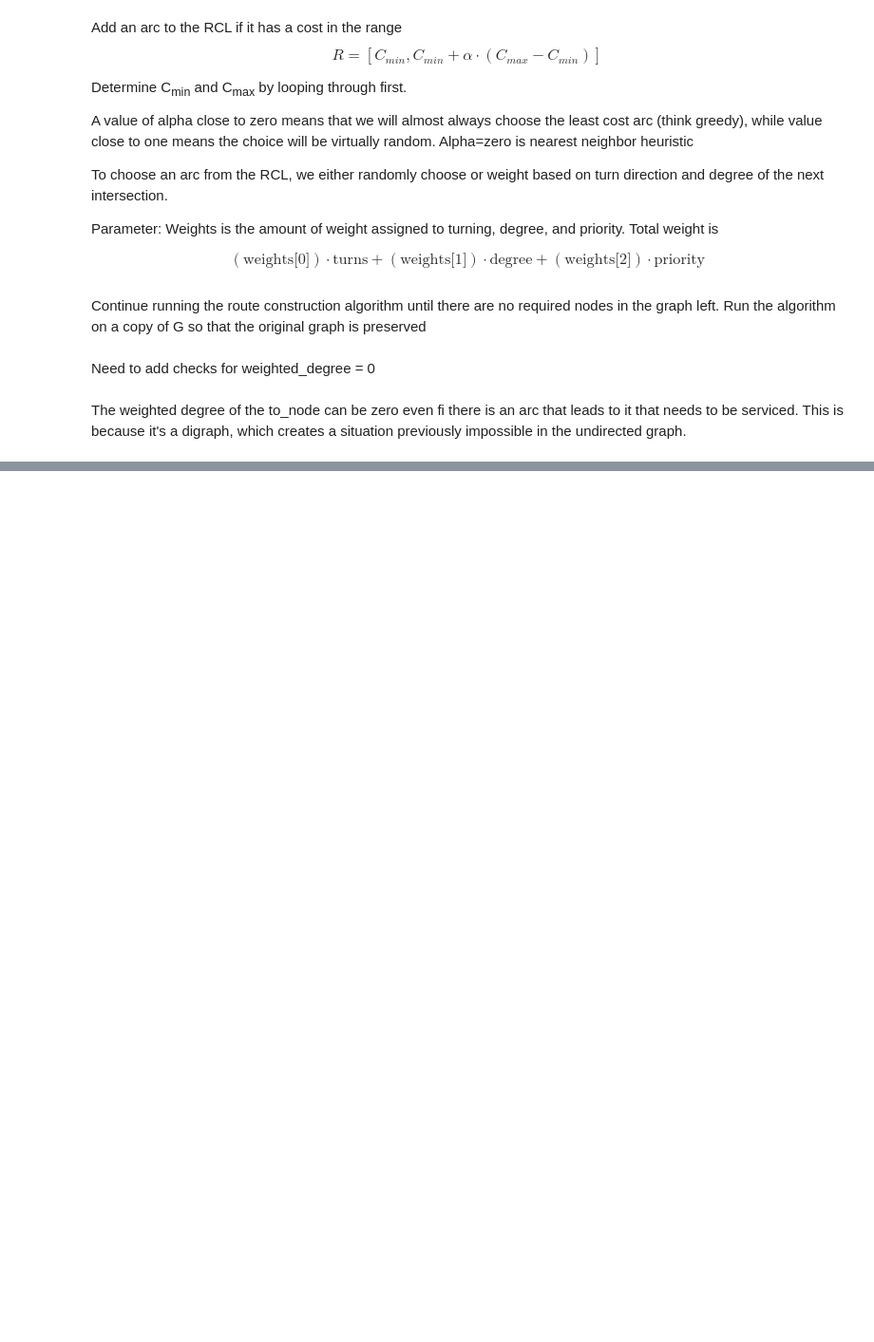
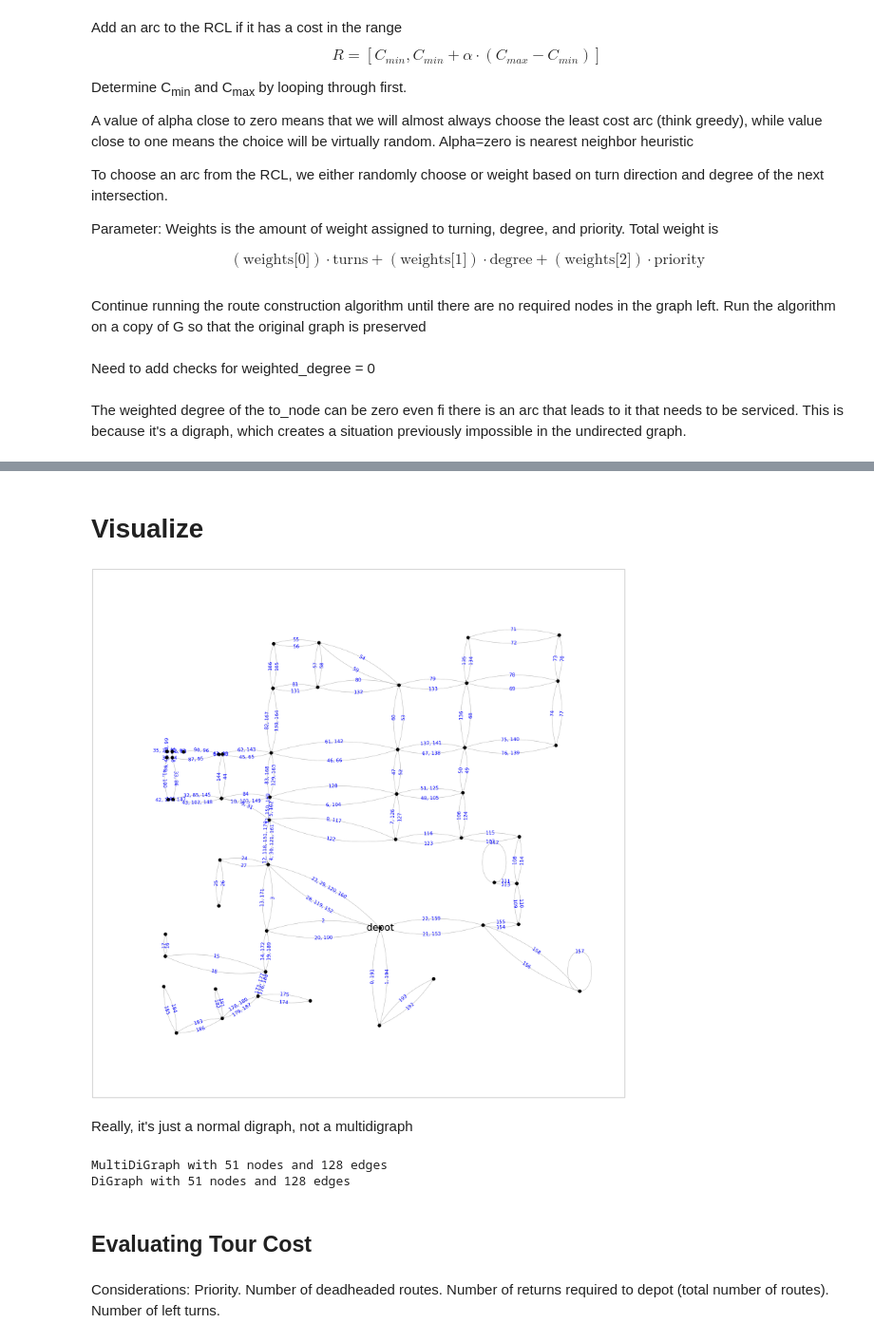
Before and after one commit to Ian1528/Snowplow-Route-Optimization, a Jupyter notebook: ToyProblem4-StreetsData/simplestreets.ipynb, the cells around one changed output, grey strips where cells are left out. Shown at 95% size. Cells and saved outputs as stored; diff of their text form; code cells hidden in the pictures; blank space fills up the shorter version.

Commit message:
Implemented plotting and other functionality

```diff
--- a/ToyProblem4-StreetsData/simplestreets.ipynb
+++ b/ToyProblem4-StreetsData/simplestreets.ipynb
@@ -459,7 +463,7 @@ def cost(G, prev, curr, nxt, k):
     '''
     Returns the cost of traversing an edge between two nodes. Based on distance and turn direction
     '''
-    cost = G[curr][nxt][k]['length']
+    cost = G[curr][nxt][k]['travel_time']
 
     # without previous node, we can't factor turn direction
     if prev is None:
@@ -571,12 +570,7 @@ def move_between_nodes(G, G_dual, node1, node2, route_up_to_now, options=False):
     node_path = nx.dijkstra_path(G_dual, str(node1)+"_source", str(node2)+"_source", weight="weight")
 
     # remember, nodes in the dualgraph are edges in the primal graph
-    # need to swap ordering of nodes based on construction of the dual graph
     edges = [node for node in node_path if type(node) != str] # ignore source nodes
-    """    print("Moving between nodes: ", node1, " --> ", node2)
-    for edge in edges:
-        print(edge)
-    """
     curr = node1
     for edge in edges:
         curr = visit_arc(G, curr, edge, route=route_up_to_now, options=options)
@@ -626,8 +612,6 @@ def find_nearest_required(G, G_dual, node):
     node_path = nx.dijkstra_path(G_dual, str(node)+"_source", str(min_dist_node)+"_source", weight="weight")
     edges = [edge for edge in node_path if type(edge) == tuple] # ignore source nodes
 
-    for node in node_path:
-        print(node)
     return edges
 # %% [markdown]
 Add an arc to the RCL if it has a cost in the range
@@ -785,6 +764,6 @@ Generate routes. How are zeros entering the RCL?
 # %%
 # define initial conditions
-SALT_CAP = 5
+SALT_CAP = 100
 DEPOT = 53506803 # choose starting depot node
 curr_node = DEPOT # set starting node to depot
 alpha = 1 # set alpha parameter
@@ -830,0 +810,66 @@ Weighted degree of fromo_node 4.0
+# %% [markdown]
+# Visualize
+# %%
+def draw_labeled_multigraph(G, pos, attr_name, ax=None):
+    """
+    Length of connectionstyle must be at least that of a maximum number of edges
+    between pair of nodes. This number is maximum one-sided connections
+    for directed graph and maximum total connections for undirected graph.
+    """
+    # Works with arc3 and angle3 connectionstyles
+    connectionstyle = [f"arc3,rad={r}" for r in it.accumulate([0.15] * 4)]
+    # connectionstyle = [f"angle3,angleA={r}" for r in it.accumulate([30] * 4)]
+
+    node_lables = dict([(node, "") if node != 53506803 else (node, "depot") for node in G.nodes()]) # label the depot
+
+    plt.figure(figsize=(50, 50))
+    nx.draw_networkx_nodes(G, pos, ax=ax, node_color="black")
+    nx.draw_networkx_labels(G, pos, font_size=50, ax=ax, labels=node_lables)
+    nx.draw_networkx_edges(
+        G, pos, edge_color="grey", connectionstyle=connectionstyle, ax=ax
+    )
+
+    labels = {
+        tuple(edge): f"{attrs[attr_name]}"
+        for *edge, attrs in G.edges(keys=True, data=True)
+    }
+    nx.draw_networkx_edge_labels(
+        G,
+        pos,
+        labels,
+        connectionstyle=connectionstyle,
+        label_pos=0.5,
+        font_color="blue",
+        font_size=25,
+        bbox={"alpha": 0},
+        ax=ax,
+    )
+
+def add_order_attribute(G, routes):
+    G_graph = G.copy()
+    count = 0
+    for route in routes:
+        for step in route:
+            if G_graph[step.node1][step.node2][step.id].get('order') is None:
+                G_graph[step.node1][step.node2][step.id]['order'] = str(count)
+            else:
+                G_graph[step.node1][step.node2][step.id]['order'] += ", " + str(count)
+            count += 1
+    return G_graph
+
+G_Graph = add_order_attribute(G_strong, routes)
+draw_labeled_multigraph(G_Graph, node_positions, 'order')
+# %% [output]
+[figure, added]
+# %% [markdown]
+Really, it's just a normal digraph, not a multidigraph
+# %%
+print(G_strong)
+print(nx.DiGraph(G_strong))
+# %% [output]
+MultiDiGraph with 51 nodes and 128 edges
+DiGraph with 51 nodes and 128 edges
+# %% [markdown]
+## Evaluating Tour Cost
+# %% [markdown]
+Considerations: Priority. Number of deadheaded routes. Number of returns required to depot (total number of routes). Number of left turns.
```
Also changed, not shown: parts of 37 cells of this notebook, 5 other files.
